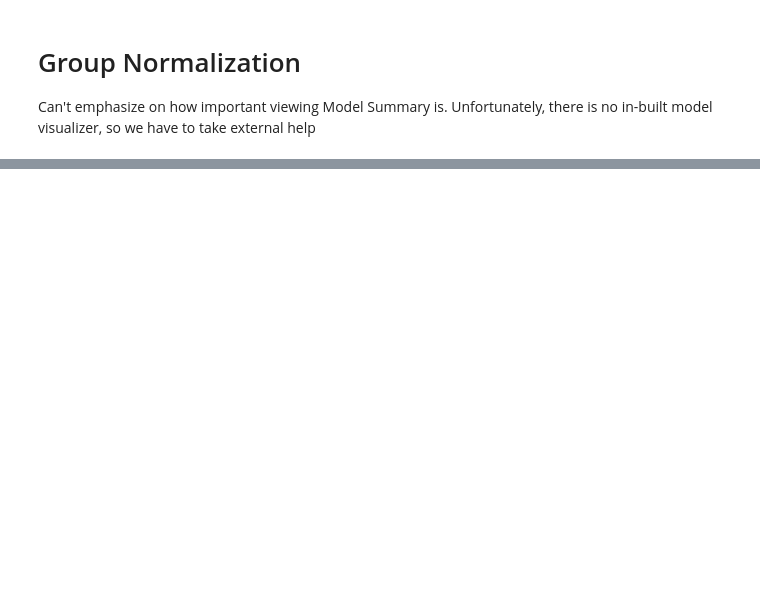
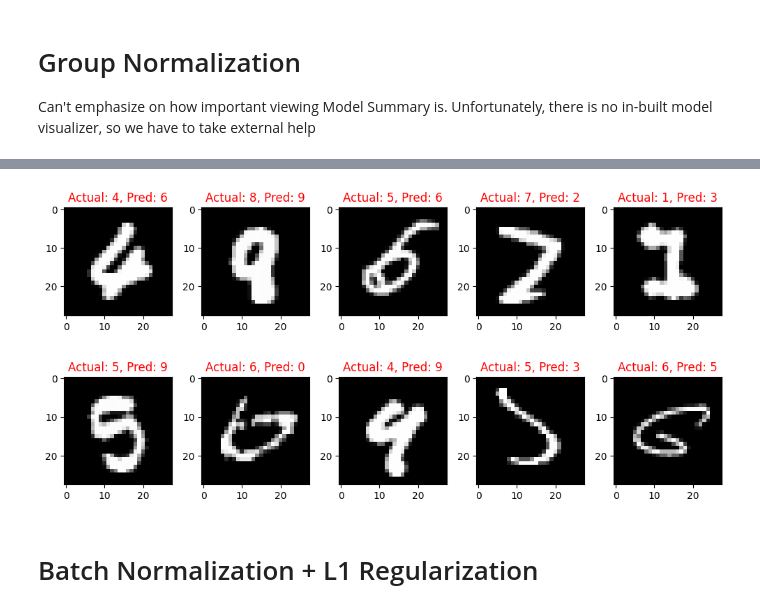
Before and after one commit to tsai-praveen/tsai-assignments, a Jupyter notebook: S5/S5_Assignment.ipynb, the cells around one changed output, grey strips where cells are left out. Saved outputs shown, nothing was run; the diff lists cells and outputs as text; code cells hidden in the pictures; blank space fills up the shorter version.

```diff
--- a/S5/S5_Assignment.ipynb
+++ b/S5/S5_Assignment.ipynb
@@ -413,0 +266,4 @@ Text(0.5, 1.0, 'Test Accuracy')
+# %%
+curr_normtype = NormType.LAYERNORM
+model_ln = Net(norm_type=curr_normtype).to(device)
+print(summary(model_ln, input_size=(1, 1, 28, 28)))
@@ -413,0 +288,12 @@ Text(0.5, 1.0, 'Test Accuracy')
+# %%
+from torch.optim.lr_scheduler import StepLR
+
+optimizer = optim.SGD(model_ln.parameters(), lr=0.01, momentum=0.9)
+scheduler = StepLR(optimizer, step_size=1, gamma=0.1)
+
+EPOCHS = 20
+for epoch in range(EPOCHS):
+    print("EPOCH:", epoch+1)
+    train(model_ln, device, train_loader, optimizer, epoch, curr_normtype)
+    # scheduler.step()
+    test(model_ln, device, test_loader, curr_normtype)
@@ -413,0 +336,6 @@ Text(0.5, 1.0, 'Test Accuracy')
+# %%
+wrong_classifications(model_ln, test_loader)
+# %% [output]
+[figure, added]
+# %% [markdown]
+# Batch Normalization + L1 Regularization
```
Also changed, not shown: parts of 30 cells of this notebook, 1 other file.
